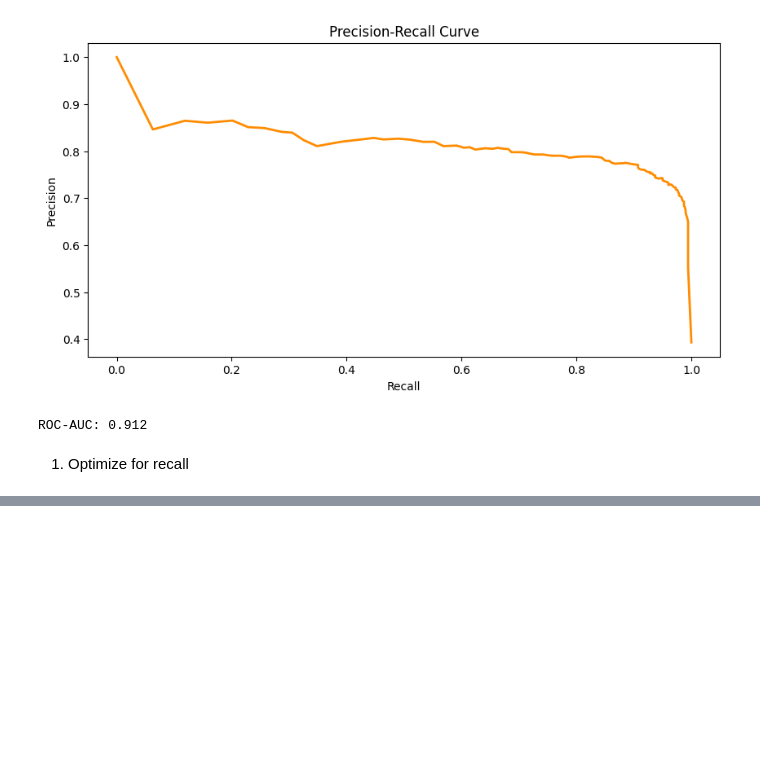
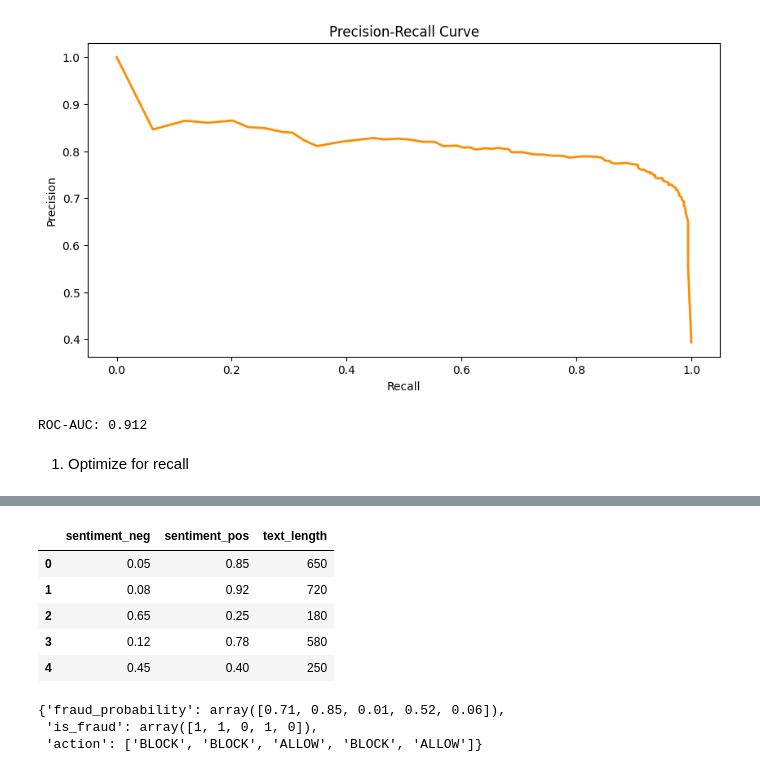
Before and after one commit to sadavarterohit/DSI-Capstone, a Jupyter notebook: code/baseline.ipynb, the cells around one changed output, grey strips where cells are left out. Cells and saved outputs as stored; diff of their text form; code cells hidden in the pictures; blank space fills up the shorter version.

```diff
--- a/code/baseline.ipynb
+++ b/code/baseline.ipynb
@@ -108,0 +146,15 @@ ROC-AUC: 0.912
+# %%
+mixed_test = pd.DataFrame({
+    'sentiment_neg': [0.05, 0.08, 0.65, 0.12, 0.45],
+    'sentiment_pos': [0.85, 0.92, 0.25, 0.78, 0.40],
+    'text_length': [650, 720, 180, 580, 250]
+})
+
+mixed_test
+# %% [output]
+|  | sentiment_neg | sentiment_pos | text_length |
+| 0 | 0.05 | 0.85 | 650 |
+| 1 | 0.08 | 0.92 | 720 |
+| 2 | 0.65 | 0.25 | 180 |
+| 3 | 0.12 | 0.78 | 580 |
+| 4 | 0.45 | 0.40 | 250 |
@@ -108,0 +172,6 @@ ROC-AUC: 0.912
+# %%
+fraud_detection_system(mixed_test)
+# %% [output]
+{'fraud_probability': array([0.71, 0.85, 0.01, 0.52, 0.06]),
+ 'is_fraud': array([1, 1, 0, 1, 0]),
+ 'action': ['BLOCK', 'BLOCK', 'ALLOW', 'BLOCK', 'ALLOW']}
```
Also changed, not shown: parts of 4 cells of this notebook.
